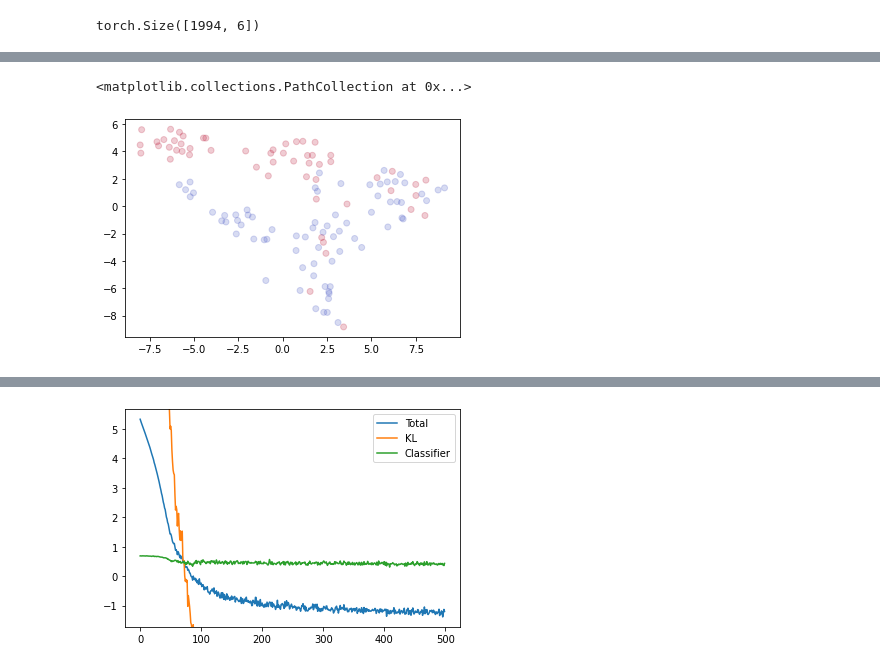
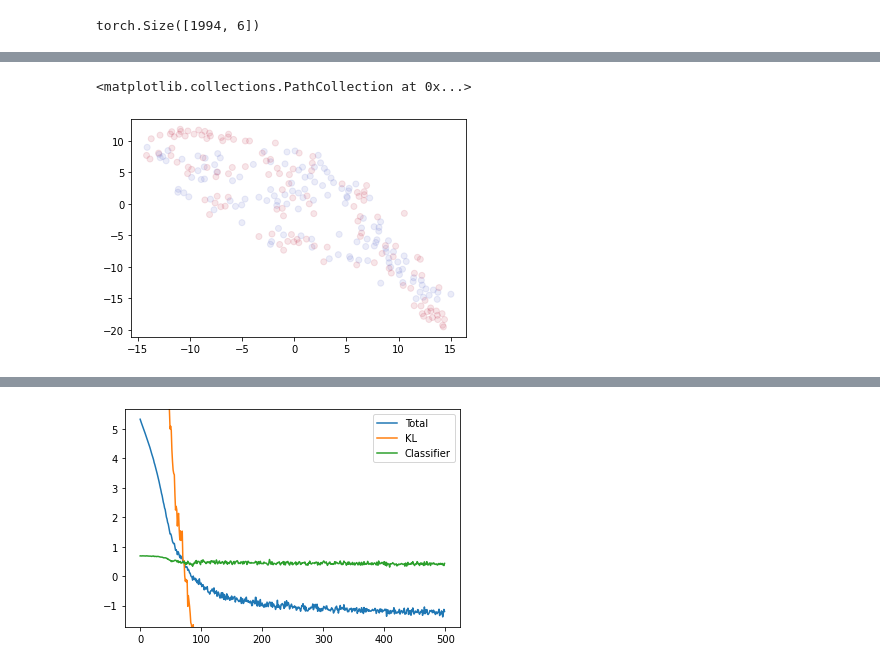
Before and after one commit to jtamanas/FNF4HEP, a Jupyter notebook: CrimeExample.ipynb, the cells around one changed output, grey strips where cells are left out. Saved outputs shown, nothing was run; the diff lists cells and outputs as text; code cells hidden in the pictures.

Commit message:
Distribution flow working but needs improvement

```diff
--- a/CrimeExample.ipynb
+++ b/CrimeExample.ipynb
@@ -83,4 +83,6 @@ data, context = next(iter(data_generator))
 data_embedded = TSNE(n_components=2).fit_transform(data)
 samples = probability_flow._sample(num_samples=1, context=context)
 
-#? How to vizualize output of probability_flow?
+catData = torch.cat((data, samples.squeeze(dim=1)))
+catData_embedded = TSNE(n_components=2).fit_transform(catData.detach().numpy())
+catLabel = torch.cat((torch.zeros(data.shape[0]), torch.ones(samples.shape[0])))
@@ -89,5 +89,5 @@ out_embedded = TSNE(n_components=2).fit_transform(samples.flatten(start_dim=1).d
 # %%
-plt.scatter(*out_embedded.T, c=context, alpha=0.2, cmap='coolwarm')
+plt.scatter(*catData_embedded.T, c=catLabel, alpha=0.1, cmap='coolwarm')
 # %% [output]
 <matplotlib.collections.PathCollection at 0x...>
-[figure, old version]
+[figure, new version]
```
Also changed, not shown: parts of 5 cells of this notebook.
